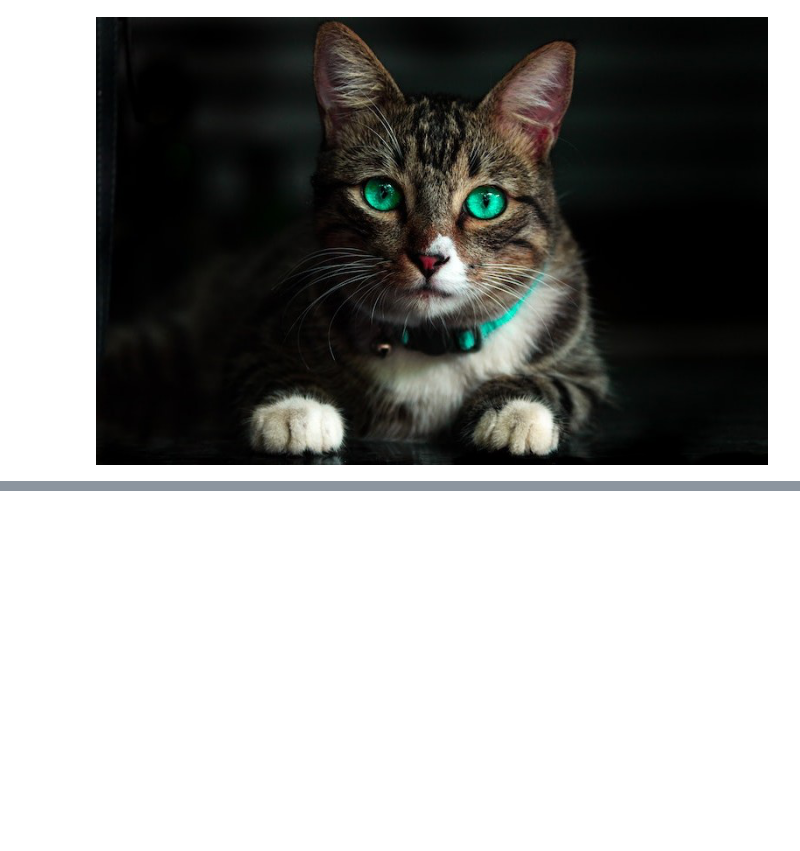
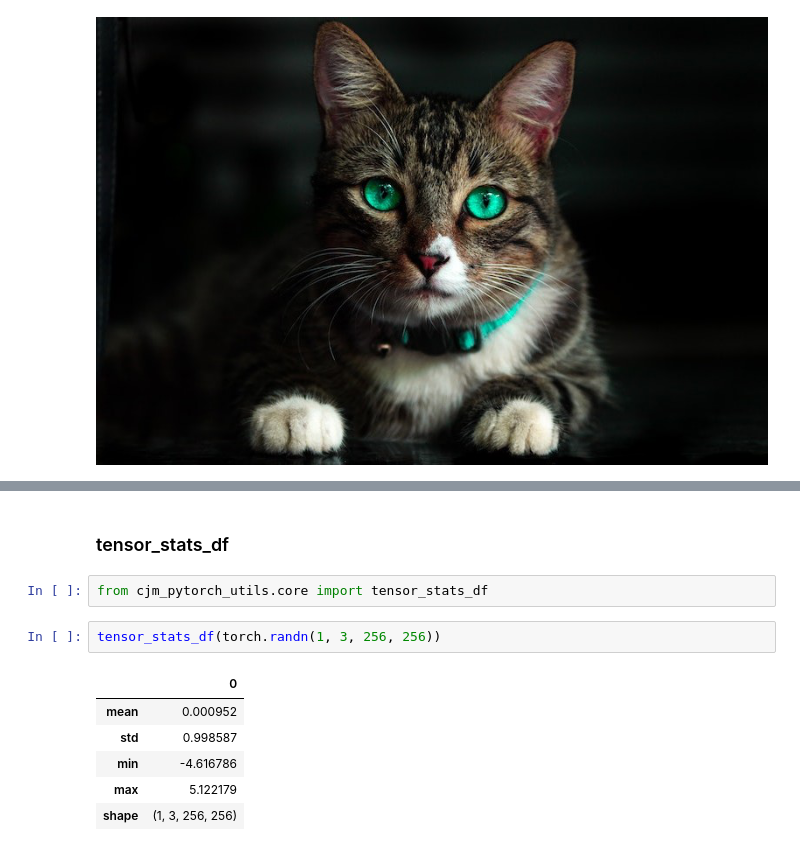
Before and after one commit to cj-mills/cjm-pytorch-utils, a Jupyter notebook: nbs/index.ipynb, the cells around one changed output, grey strips where cells are left out. Saved outputs shown, nothing was run; the diff lists cells and outputs as text; blank space fills up the shorter version.

```diff
--- a/nbs/index.ipynb
+++ b/nbs/index.ipynb
@@ -40,0 +67,13 @@ tensor_img
+# %% [markdown]
+### tensor_stats_df
+# %%
+from cjm_pytorch_utils.core import tensor_stats_df
+# %%
+tensor_stats_df(torch.randn(1, 3, 256, 256))
+# %% [output]
+|  | 0 |
+| mean | 0.000952 |
+| std | 0.998587 |
+| min | -4.616786 |
+| max | 5.122179 |
+| shape | (1, 3, 256, 256) |
```
Also changed, not shown: parts of 3 cells of this notebook, 4 other files.
